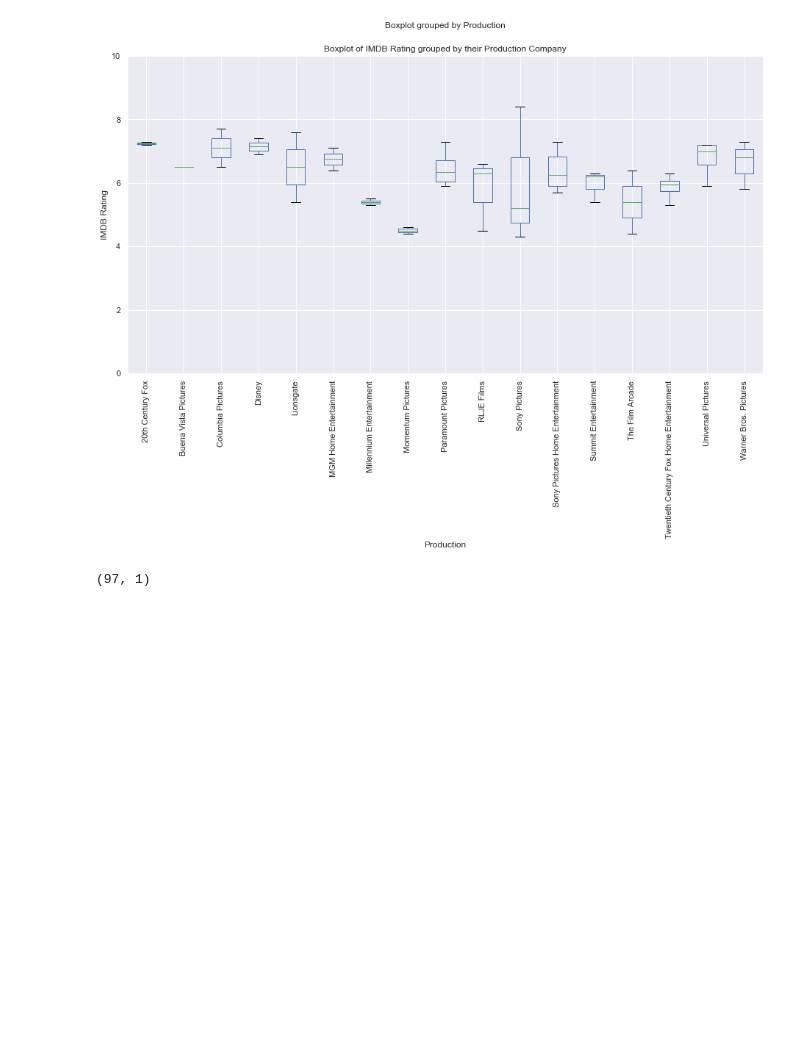
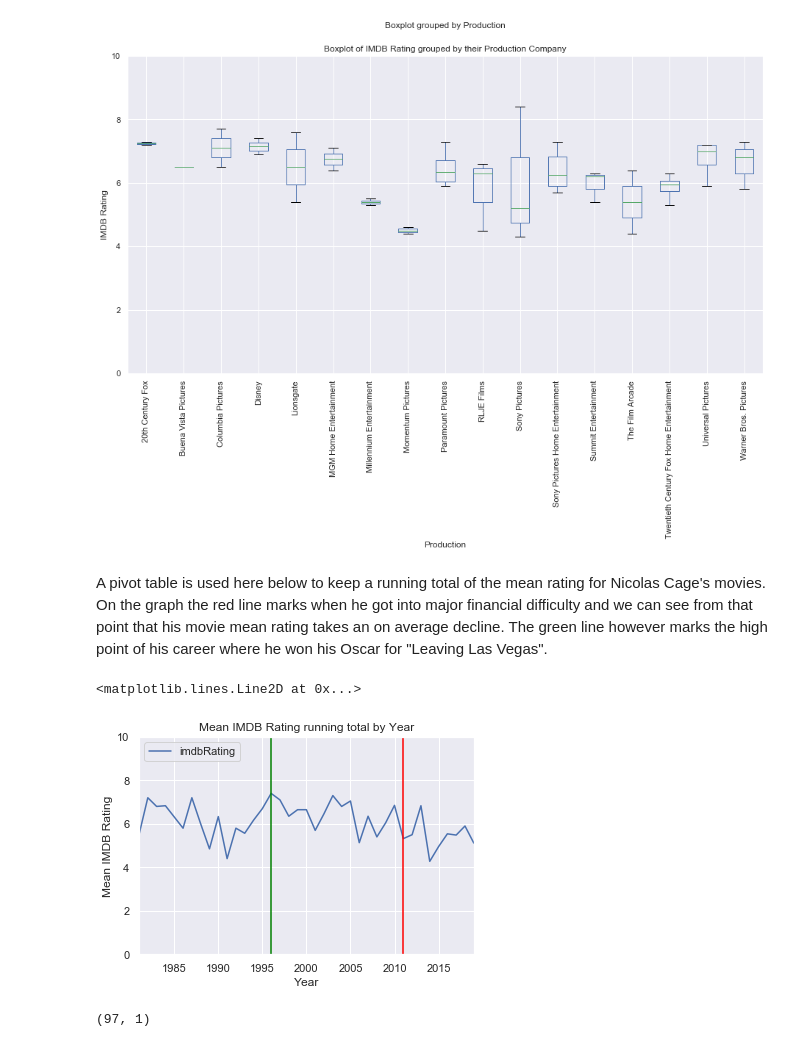
Before and after one commit to RyanJennings1/COMP41680, a Jupyter notebook: COMP41680 Project 1 - 19205824.ipynb, the cells around one changed output. Drawn from its saved outputs; the diff is of its cells as text; code cells hidden in the pictures; blank space fills up the shorter version.

```diff
--- a/COMP41680 Project 1 - 19205824.ipynb
+++ b/COMP41680 Project 1 - 19205824.ipynb
@@ -419,3 +431,15 @@ Text(0.5, 1.0, 'Boxplot of IMDB Rating grouped by their Production Company')
+# %% [markdown]
+A pivot table is used here below to keep a running total of the mean rating for Nicolas Cage's movies. On the graph the red line marks when he got into major financial difficulty and we can see from that point that his movie mean rating takes an on average decline. The green line however marks the high point of his career where he won his Oscar for "Leaving Las Vegas".
+# %%
+credits.pivot_table('imdbRating', index='Year', aggfunc='mean').plot()
+plt.ylim([0, 10])
+plt.ylabel('Mean IMDB Rating')
+plt.title('Mean IMDB Rating running total by Year')
+plt.axvline(x=2011, color='red')
+plt.axvline(x=1996, color='green')
+# %% [output]
+<matplotlib.lines.Line2D at 0x...>
+[figure, added]
 # %%
 # Apply a Linear Regression onto value to plot the line of best fit
 # Try to predict how good his upcoming movies will do based on info about them
```
Also changed, not shown: parts of 17 cells of this notebook.
